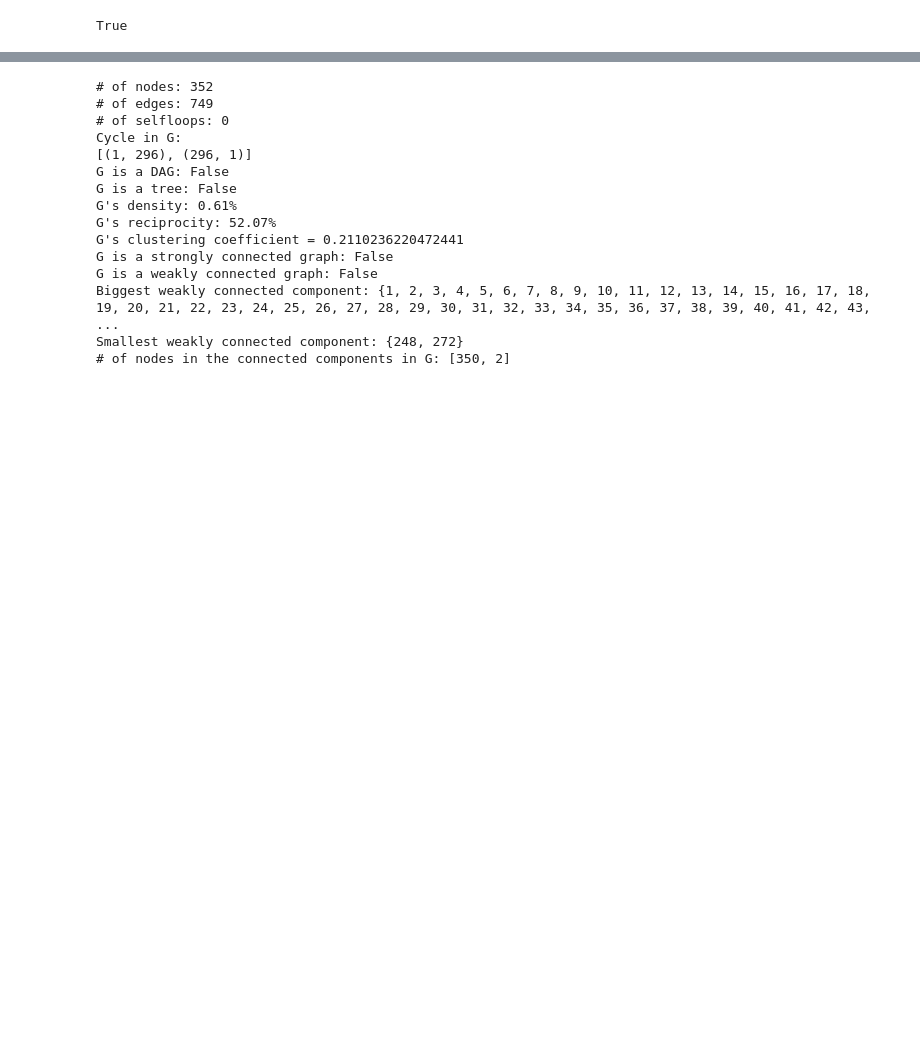
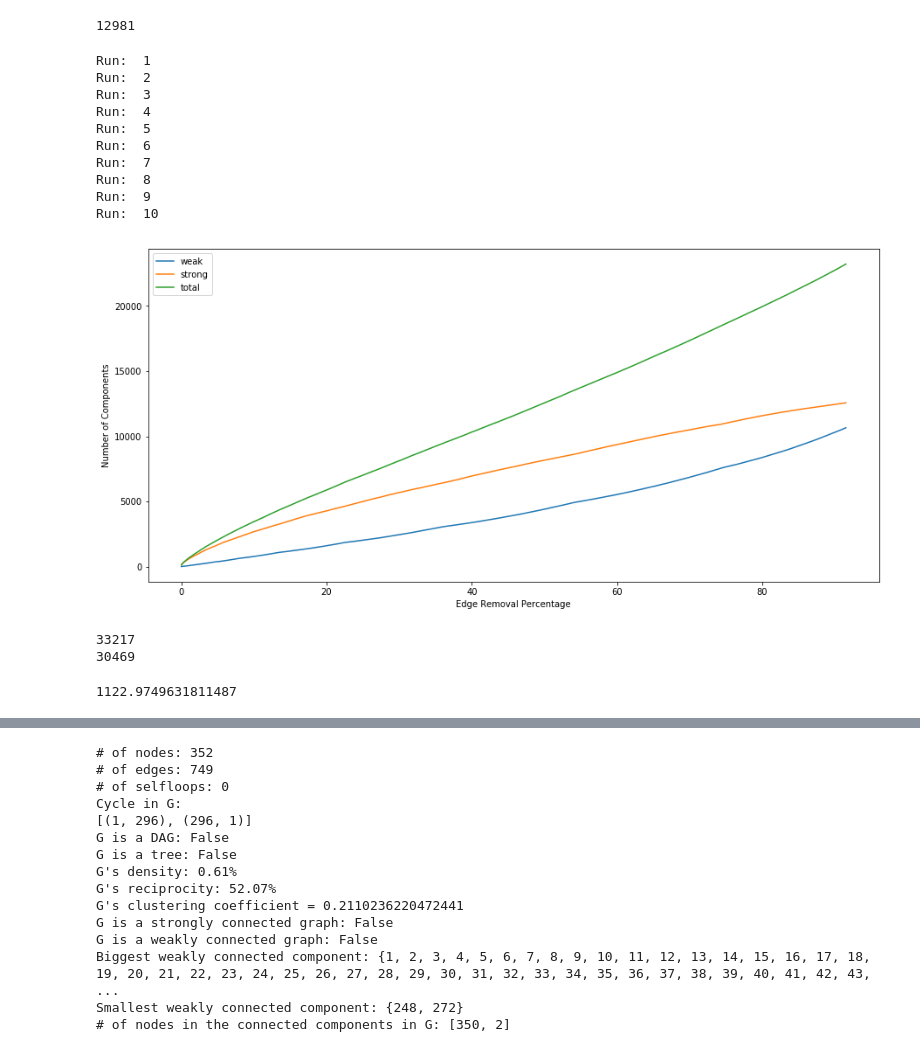
Before and after one commit to Player514/BerlinNetwork, a Jupyter notebook: Berlin_network_analysis.ipynb, the cells around one changed output, grey strips where cells are left out. Drawn from its saved outputs; the diff is of its cells as text; code cells hidden in the pictures; blank space fills up the shorter version.

```diff
--- a/Berlin_network_analysis.ipynb
+++ b/Berlin_network_analysis.ipynb
@@ -98,4 +99,4 @@ graphs.extend([berlin_center_dg, mitte_center_dg, mitte_friedrichshain_dg, prenz
 complete_berlin_dg = create_big_graph(graphs)
 nx.write_edgelist(complete_berlin_dg, 'complete_networld.edgelist')
 # %%
-G = nx.read_edgelist("complete_networld.edgelist")
+G = nx.read_edgelist("complete_networld.edgelist", create_using = nx.DiGraph())
@@ -109,4 +103,32 @@ L2 = nx.laplacian_matrix(G).todense()
-# %%
-print(np.all(L1==L2))
-# %% [output]
-True
+# %%
+len(G.nodes())
+# %% [output]
+12981
+# %%
+def random_walk(G):
+    edge_count = {}
+    for i in range(len(G.nodes)):
+        start = str(np.random.randint(1,12982))
+        status = True
+        while status == True:
+            for j in range(1,9):
+                node_neighbors = list(G.neighbors(start))
+                if len(node_neighbors) != 0:
+                    N = random.choice(list(G.neighbors(start)))
+                    pair = start + ' ' + N
+
+                    try:
+                        edge_count[pair] += 1
+                    except KeyError as e:
+                        edge_count[pair] = 1
+                    start = N
+
+                else:
+                    status = False
+            status = False
+    return edge_count
+# %%
+def avg_list(alist):
+    avg_list = [sum(elem)/len(elem) for elem in zip(*alist)]
+
+    return avg_list
@@ -112,0 +186,20 @@ True
+# %%
+resilience_testing(G, 10)
+# %% [output]
+Run:  1
+Run:  2
+Run:  3
+Run:  4
+Run:  5
+Run:  6
+Run:  7
+Run:  8
+Run:  9
+Run:  10
+[figure, added]
+# %%
+print(len(G.edges()))
+print(len(ordered_edges))
+# %% [output]
+33217
+30469
@@ -112,0 +235,5 @@ True
+# %%
+comp_count[-1]/len(G.edges())*100
+edge_percentage[-1]
+# %% [output]
+1122.9749631811487
```
Also changed, not shown: parts of 13 cells of this notebook.
